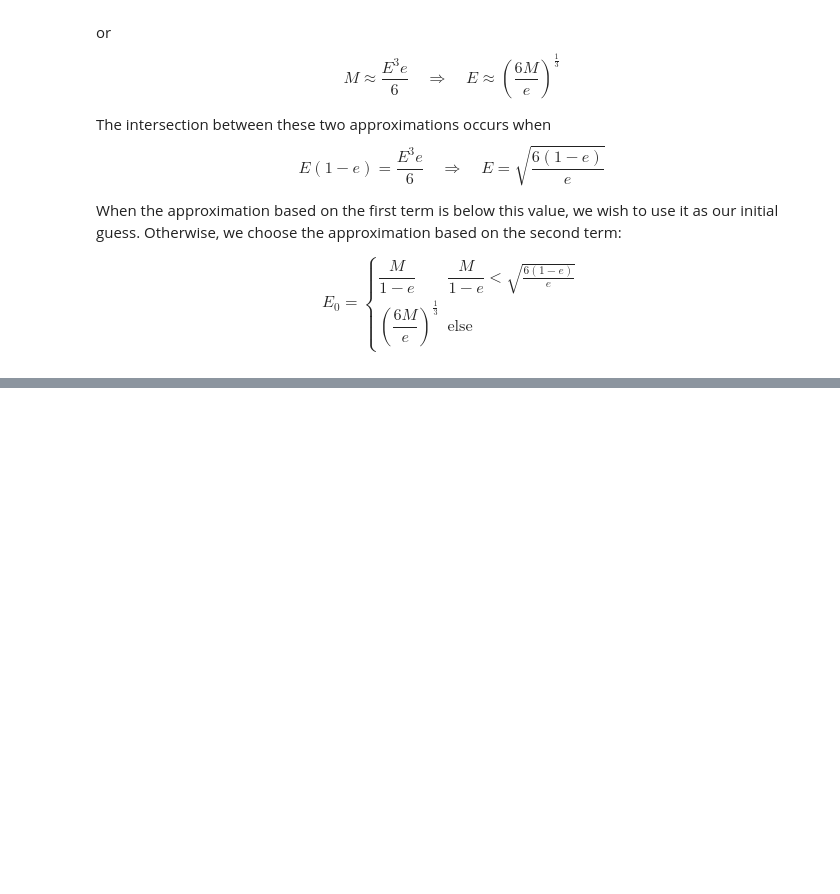
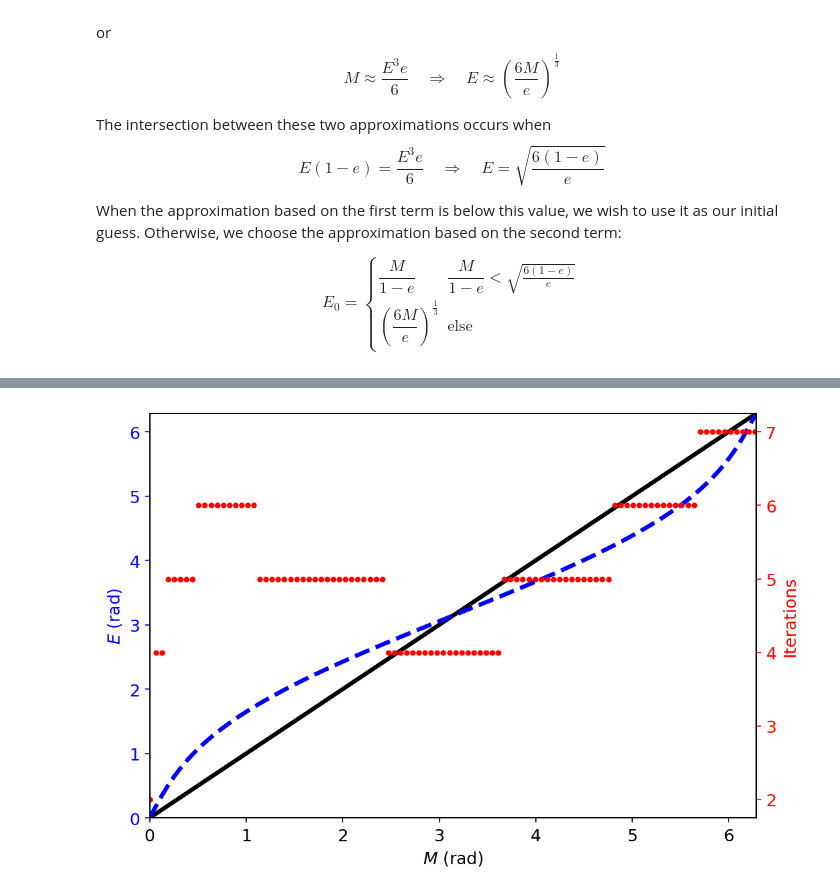
Before and after one commit to dsavransky/astrodynamicsbook, a Jupyter notebook: Notebooks/16-Inverting the Time Equation.ipynb, the cells around one changed output, grey strips where cells are left out. Drawn from its saved outputs; the diff is of its cells as text; code cells hidden in the pictures; blank space fills up the shorter version.

Commit message:
book updates

```diff
--- a/Notebooks/16-Inverting the Time Equation.ipynb
+++ b/Notebooks/16-Inverting the Time Equation.ipynb
@@ -274,9 +277,11 @@ $$E_0 = \begin{cases}
 <b>Exercise</b><br> Implement a function for evaluating the eccentric anomaly given the mean anomaly, eccentricity, and an initial guess. Your function should return the result and the number of iterations that were required. Test your function on multiple different cases and using the various initialization strategies described above.
 </div>
 # %%
-# Define a function to invert Kepler's time equation
-def invKepler(M,e,E0):
+# Define a function to invert Kepler's time equation for ellipses
+def invert_keplers_eq_ellipse(M,e,E0):
     """
+    Calculate the eccentric anomaly on an elliptical orbit.
+
     Args:
         M (float):
             Mean anomaly (rad)
@@ -311,0 +325,27 @@ e = 0.5
+# %%
+from astrodynamicsbook.kepler import invKepler # grab the book's Newton-Raphson method
+M = np.linspace(0,2*np.pi-0.01,100) # full range of mean anomalies
+E,c = invKepler(M, 0.65) # arbitrary eccentricity of 0.65
+# Note that we did not specify an initial guess.  By default, this method
+# uses the Taylor expansion-based initialization. Similarly, when no tolerance
+# is specified, the tolerance is set to np.spacing(2*pi)
+
+# Let's plot the eccentric anomaly vs. the mean anomaly
+# along with the convergence rate at various parts of the orbit
+fig = plt.figure(figsize=(6,4))
+ax = fig.add_axes([0,0,1,1])
+
+ax.plot(M,M,'k',M,E,'b--',linewidth=3)
+ax.set_xlim([0,2*np.pi])
+ax.set_ylim([0,2*np.pi])
+ax.set_xlabel('$M$ (rad)');
+ax.set_ylabel('$E$ (rad)',color='b');
+ax.tick_params(axis='y', colors='b')
+
+#create a second set of axes to plot iteration counts
+ax2 = ax.twinx()
+ax2.plot(M,c,'r.',linewidth=2)
+ax2.set_ylabel('Iterations',color='r');
+ax2.tick_params(axis='y', colors='r')
+# %% [output]
+[figure, added]
```
Also changed, not shown: parts of 25 cells of this notebook, 14 other files.
